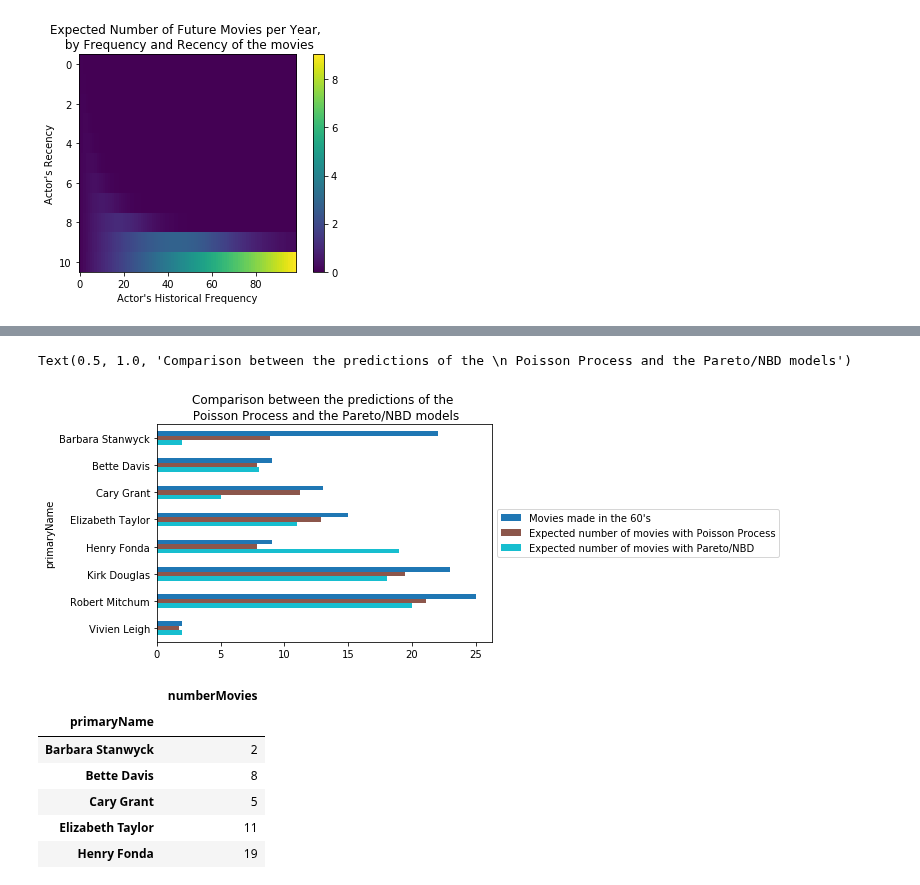
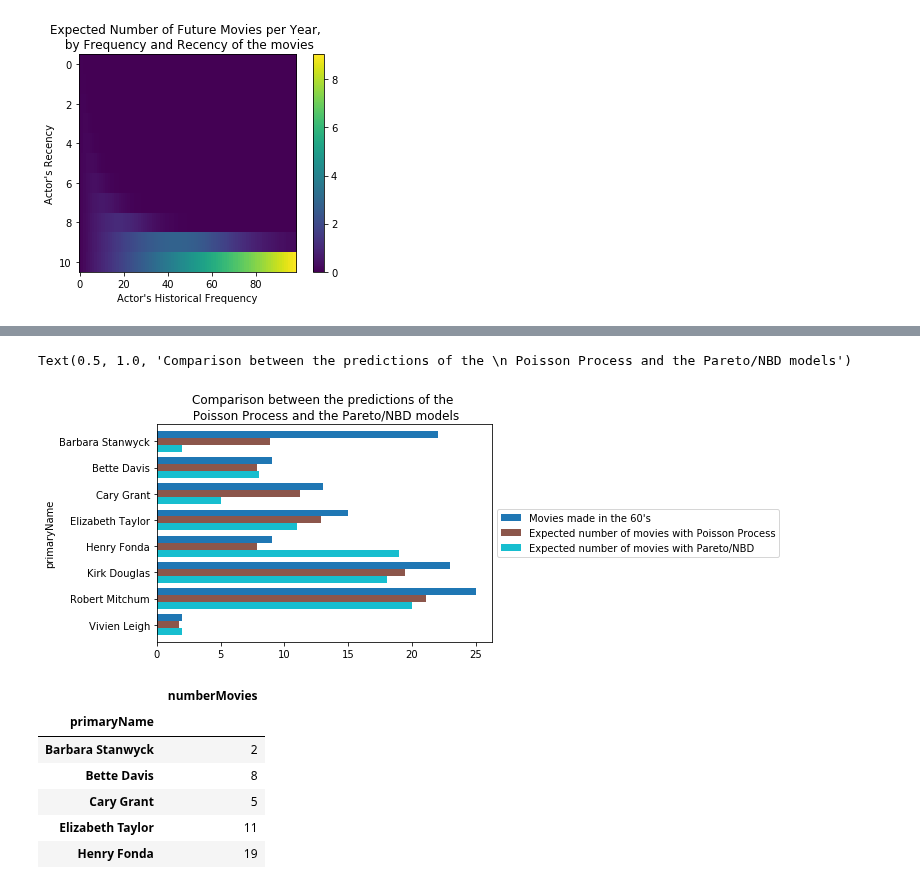
Before and after one commit to MaximeKan/Statistical-Modeling, a Jupyter notebook: Actors_movie_counts.ipynb, the cells around one changed output, grey strips where cells are left out. Saved outputs shown, nothing was run; the diff lists cells and outputs as text; code cells hidden in the pictures.

Commit message:
Changed width in model comparison plot

```diff
--- a/Actors_movie_counts.ipynb
+++ b/Actors_movie_counts.ipynb
@@ -618,13 +618,13 @@ predictions = movie_counts_reshape[movie_counts_reshape.primaryName.isin(actors)
 real_number = movie_counts_validation[movie_counts_validation.primaryName.isin(actors)].groupby('primaryName').agg({'numberMovies':'sum'})
 predictions_actors = predictions.merge(real_number, on = "primaryName")
 # %%
-predictions_actors.plot.barh(x = "primaryName", cmap=plt.get_cmap("tab10")).invert_yaxis()
+predictions_actors.plot.barh(x = "primaryName", cmap=plt.get_cmap("tab10"), width = 0.8).invert_yaxis()
 plt.legend(loc='center left', bbox_to_anchor=(1, 0.5), labels = ["Movies made in the 60's","Expected number of movies with Poisson Process",
                                                                 "Expected number of movies with Pareto/NBD"])
 plt.title("Comparison between the predictions of the \n Poisson Process and the Pareto/NBD models")
 # %% [output]
 Text(0.5, 1.0, 'Comparison between the predictions of the \n Poisson Process and the Pareto/NBD models')
-[figure, old version]
+[figure, new version]
 # %%
 movie_counts_validation[movie_counts_validation.primaryName.isin(actors)].groupby('primaryName').agg({'numberMovies':'sum'})
 # %% [output]
```
Also changed, not shown: parts of 4 cells of this notebook.
